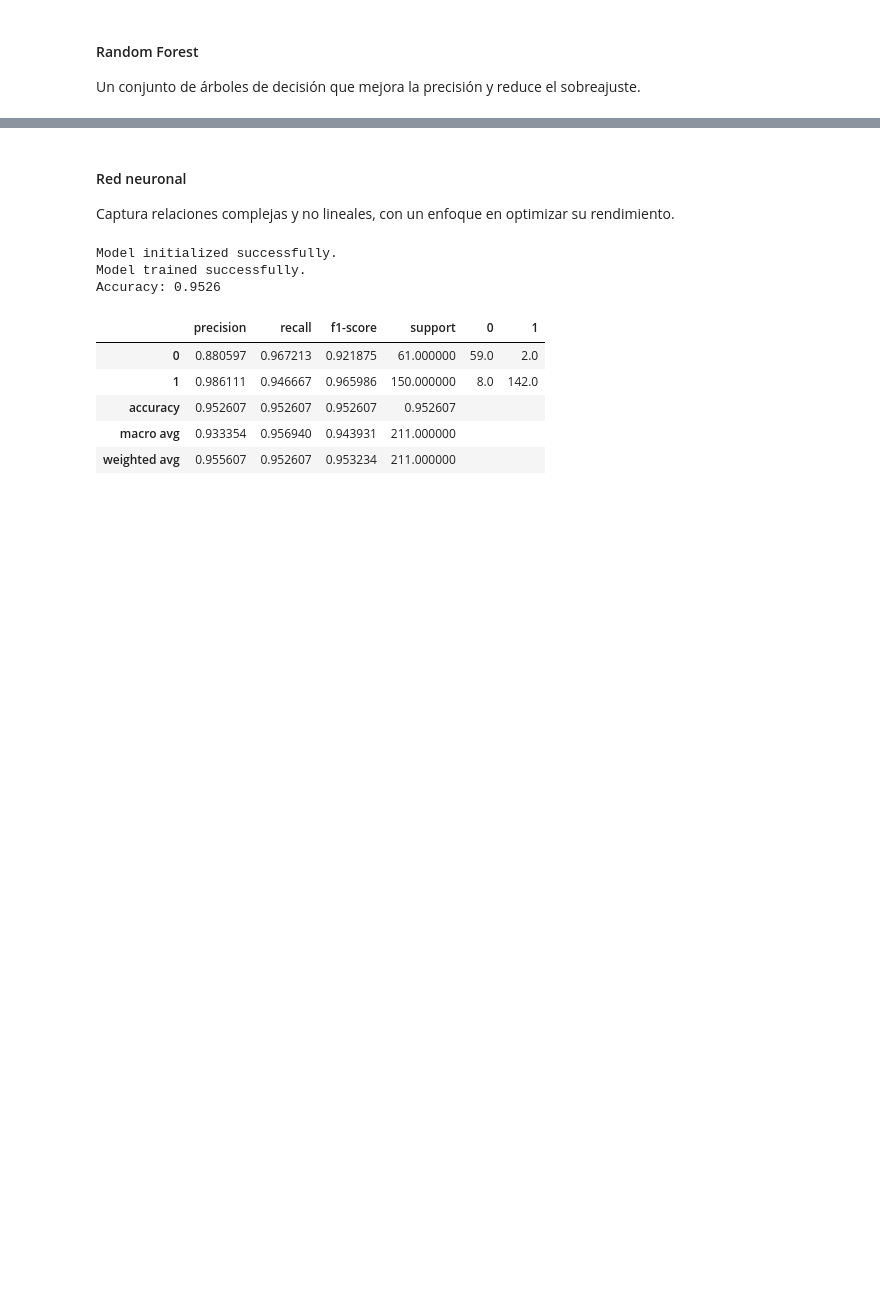
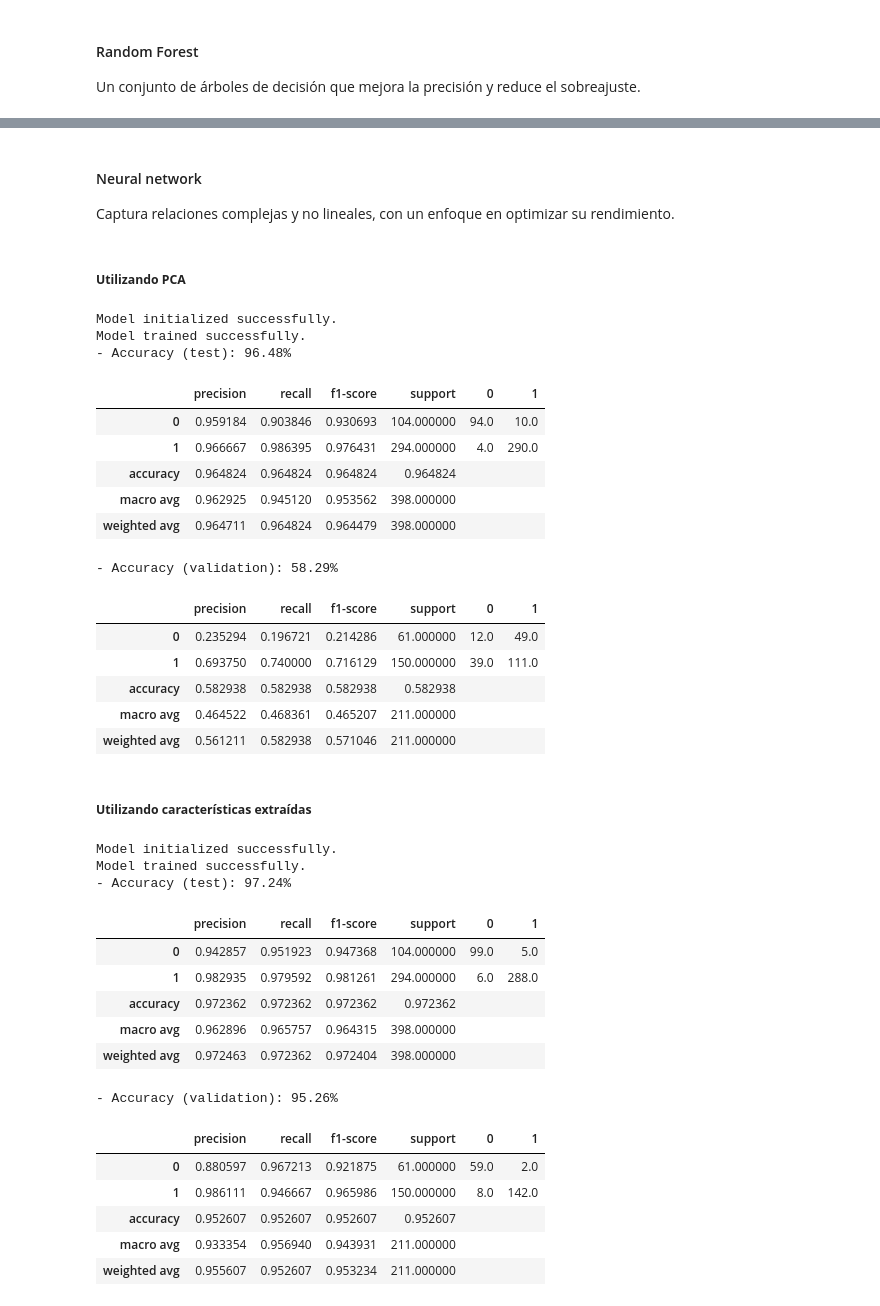
Before and after one commit to dejesusbg/mangifera, a Jupyter notebook: notebooks/mangifera.ipynb, the cells around one changed output, grey strips where cells are left out. Cells and saved outputs as stored; diff of their text form; code cells hidden in the pictures; blank space fills up the shorter version.

```diff
--- a/notebooks/mangifera.ipynb
+++ b/notebooks/mangifera.ipynb
@@ -182,5 +177,15 @@ Esto permitirá comparar el rendimiento de los modelos con y sin reducción dime
 # %%
-from src.model import mango_reg, mango_tree, mango_forest, mango_net, mango_dnn
+from src.model import mango, mango_reg, mango_tree, mango_forest, mango_net, mango_dnn
 
 X_features = {"train": train_data, "validation": validation_data}
 X_pca = {"train": train_pca, "validation": validation_pca}
+X_map = {"PCA": X_pca, "características extraídas": X_features}
+
+
+def run_model(model, **args):
+    for run, data in X_map.items():
+        display(Markdown(f"##### **Utilizando {run}**"))
+        pca_model = model(data, labels, **args)
+        pca_model.run()
+        display(pca_model.predict("test"))
+        display(pca_model.predict("validation"))
@@ -225,18 +314,42 @@ Un conjunto de árboles de decisión que mejora la precisión y reduce el sobrea
 # %% [markdown]
-#### Red neuronal
+#### Neural network
 
 Captura relaciones complejas y no lineales, con un enfoque en optimizar su rendimiento.
 # %%
-neural_network = mango_net(X_features, labels)
-neural_network.run()
+run_model(mango_net)
 # %% [output]
+##### **Utilizando PCA**
 Model initialized successfully.
 Model trained successfully.
-Accuracy: 0.9526
+- Accuracy (test): 96.48%
 |  | precision | recall | f1-score | support | 0 | 1 |
-| 0 | 0.880597 | 0.967213 | 0.921875 | 61.000000 | 59.0 | 2.0 |
-| 1 | 0.986111 | 0.946667 | 0.965986 | 150.000000 | 8.0 | 142.0 |
-| accuracy | 0.952607 | 0.952607 | 0.952607 | 0.952607 |  |  |
-| macro avg | 0.933354 | 0.956940 | 0.943931 | 211.000000 |  |  |
-| weighted avg | 0.955607 | 0.952607 | 0.953234 | 211.000000 |  |  |
+| 0 | 0.959184 | 0.903846 | 0.930693 | 104.000000 | 94.0 | 10.0 |
+| 1 | 0.966667 | 0.986395 | 0.976431 | 294.000000 | 4.0 | 290.0 |
+| accuracy | 0.964824 | 0.964824 | 0.964824 | 0.964824 |  |  |
+| macro avg | 0.962925 | 0.945120 | 0.953562 | 398.000000 |  |  |
+| weighted avg | 0.964711 | 0.964824 | 0.964479 | 398.000000 |  |  |
+- Accuracy (validation): 58.29%
+|  | precision | recall | f1-score | support | 0 | 1 |
+| 0 | 0.235294 | 0.196721 | 0.214286 | 61.000000 | 12.0 | 49.0 |
+| 1 | 0.693750 | 0.740000 | 0.716129 | 150.000000 | 39.0 | 111.0 |
+| accuracy | 0.582938 | 0.582938 | 0.582938 | 0.582938 |  |  |
+| macro avg | 0.464522 | 0.468361 | 0.465207 | 211.000000 |  |  |
+| weighted avg | 0.561211 | 0.582938 | 0.571046 | 211.000000 |  |  |
+##### **Utilizando características extraídas**
+Model initialized successfully.
+Model trained successfully.
+- Accuracy (test): 97.24%
+|  | precision | recall | f1-score | support | 0 | 1 |
+| 0 | 0.942857 | 0.951923 | 0.947368 | 104.000000 | 99.0 | 5.0 |
+| 1 | 0.982935 | 0.979592 | 0.981261 | 294.000000 | 6.0 | 288.0 |
+| accuracy | 0.972362 | 0.972362 | 0.972362 | 0.972362 |  |  |
+| macro avg | 0.962896 | 0.965757 | 0.964315 | 398.000000 |  |  |
+| weighted avg | 0.972463 | 0.972362 | 0.972404 | 398.000000 |  |  |
+- Accuracy (validation): 95.26%
+|  | precision | recall | f1-score | support | 0 | 1 |
+| 0 | 0.880597 | 0.967213 | 0.921875 | 61.000000 | 59.0 | 2.0 |
+| 1 | 0.986111 | 0.946667 | 0.965986 | 150.000000 | 8.0 | 142.0 |
+| accuracy | 0.952607 | 0.952607 | 0.952607 | 0.952607 |  |  |
+| macro avg | 0.933354 | 0.956940 | 0.943931 | 211.000000 |  |  |
+| weighted avg | 0.955607 | 0.952607 | 0.953234 | 211.000000 |  |  |
 # %% [markdown]
```
Also changed, not shown: parts of 16 cells of this notebook.
